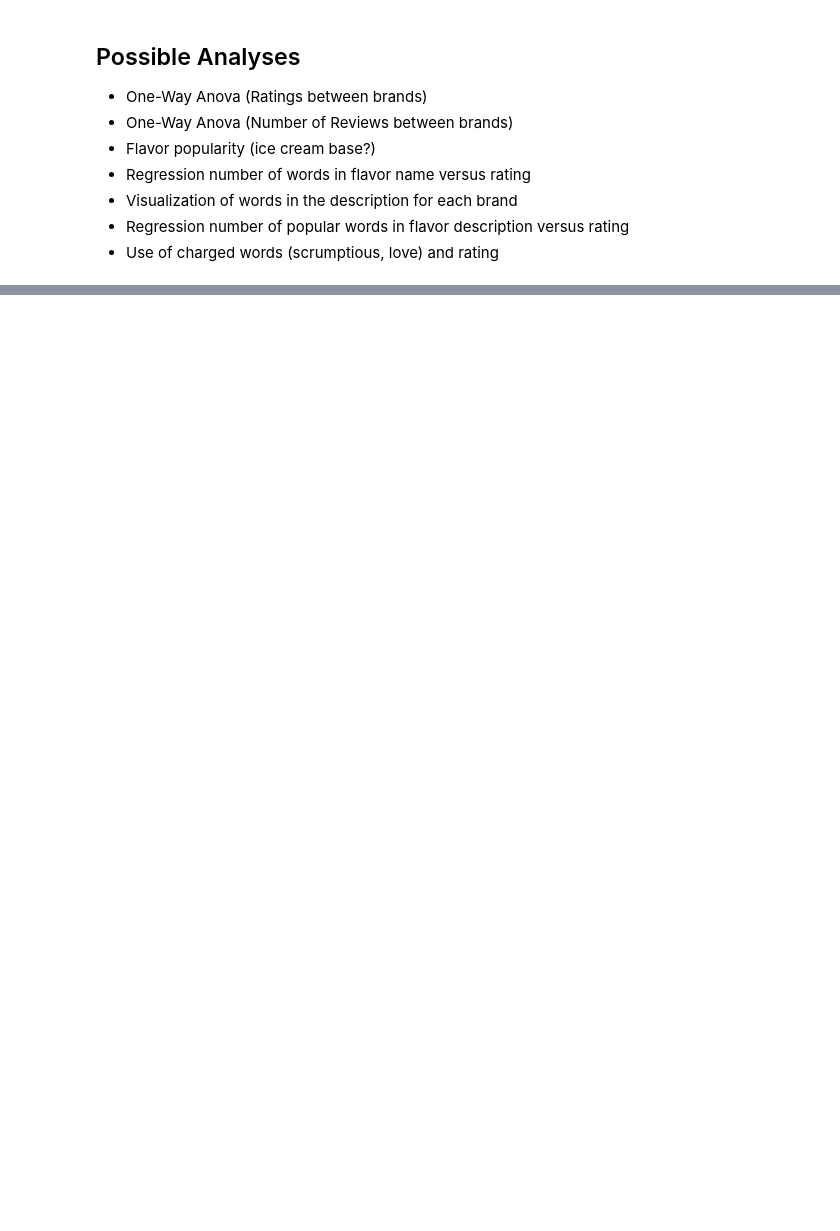
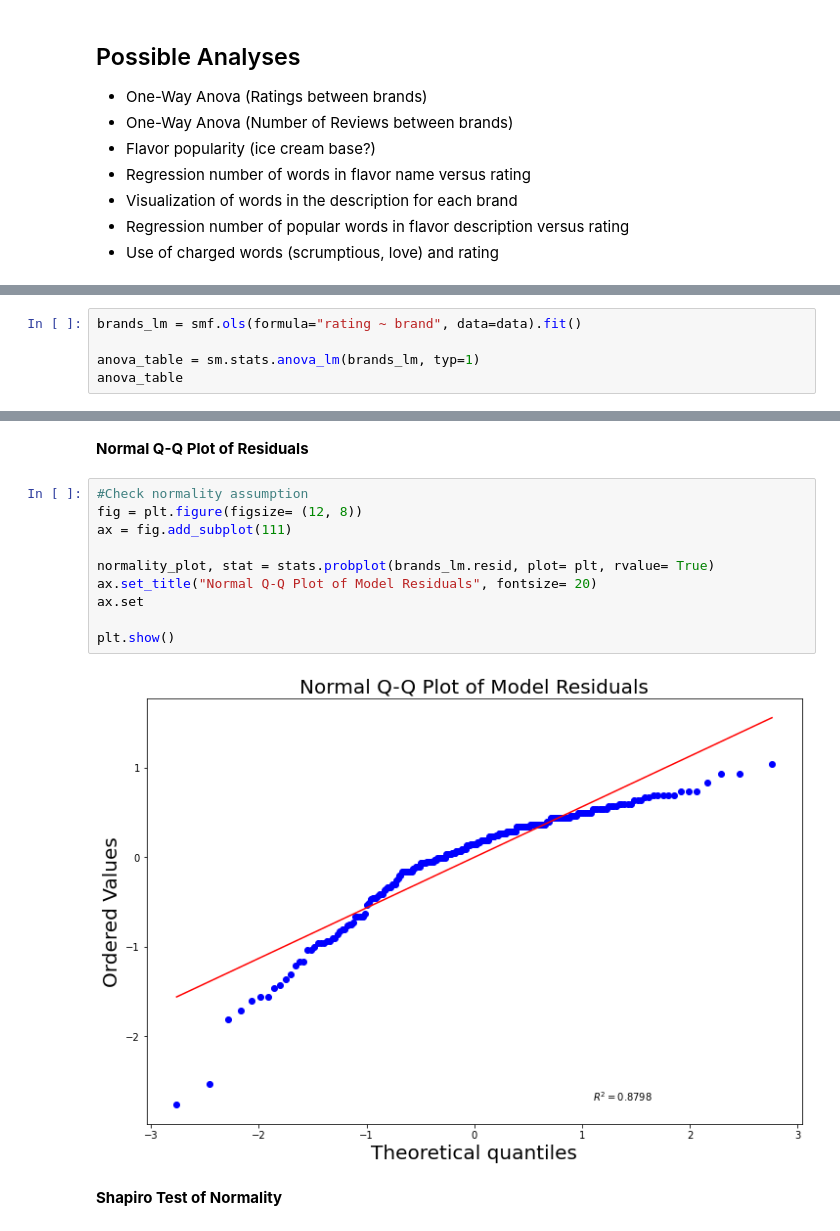
Before and after one commit to laurenbastian/Ice-Cream-Analysis, a Jupyter notebook: Ice Cream Analysis.ipynb, the cells around one changed output, grey strips where cells are left out. Drawn from its saved outputs; the diff is of its cells as text; blank space fills up the shorter version.

Commit message:
ANOVA analysis

```diff
--- a/Ice Cream Analysis.ipynb
+++ b/Ice Cream Analysis.ipynb
@@ -190,3 +198,8 @@ fvalue, pvalue = stats.f_oneway(bj, hd, talenti, breyers)
 print(fvalue, pvalue)
 # %% [output]
 6.125852368106626 0.0004983653530628766
+# %%
+brands_lm = smf.ols(formula="rating ~ brand", data=data).fit()
+
+anova_table = sm.stats.anova_lm(brands_lm, typ=1)
+anova_table
@@ -192,0 +233,16 @@ print(fvalue, pvalue)
+# %% [markdown]
+__Normal Q-Q Plot of Residuals__
+# %%
+#Check normality assumption
+fig = plt.figure(figsize= (12, 8))
+ax = fig.add_subplot(111)
+
+normality_plot, stat = stats.probplot(brands_lm.resid, plot= plt, rvalue= True)
+ax.set_title("Normal Q-Q Plot of Model Residuals", fontsize= 20)
+ax.set
+
+plt.show()
+# %% [output]
+[figure, added]
+# %% [markdown]
+__Shapiro Test of Normality__
```
Also changed, not shown: parts of 19 cells of this notebook.
